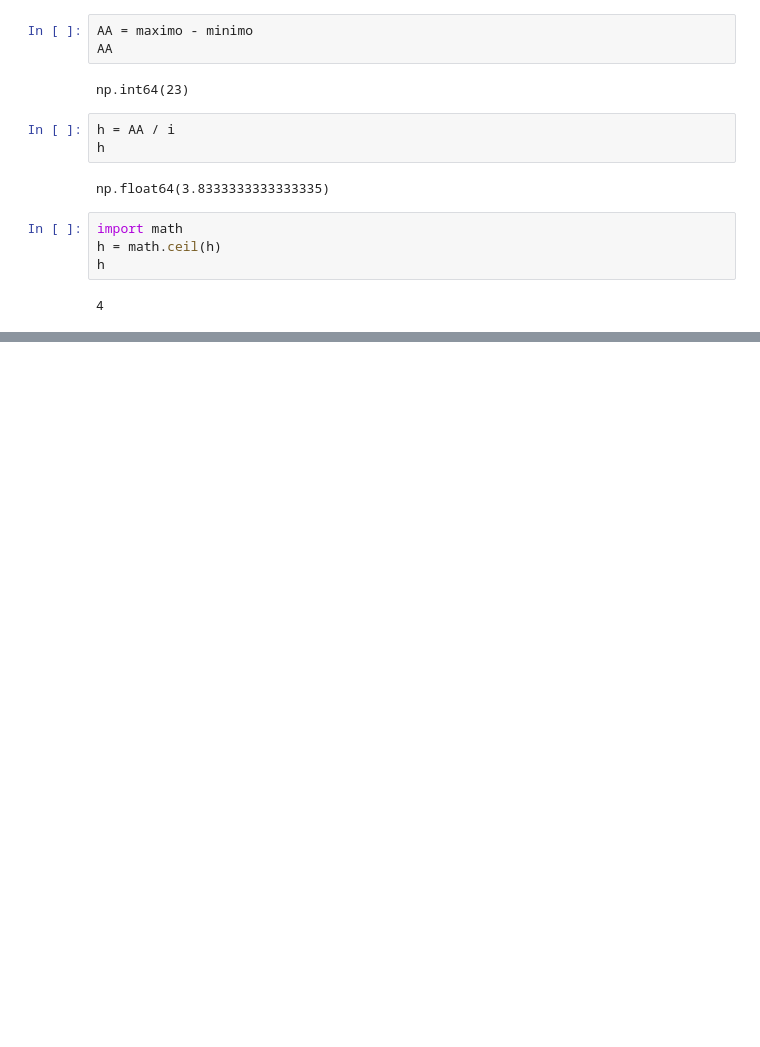
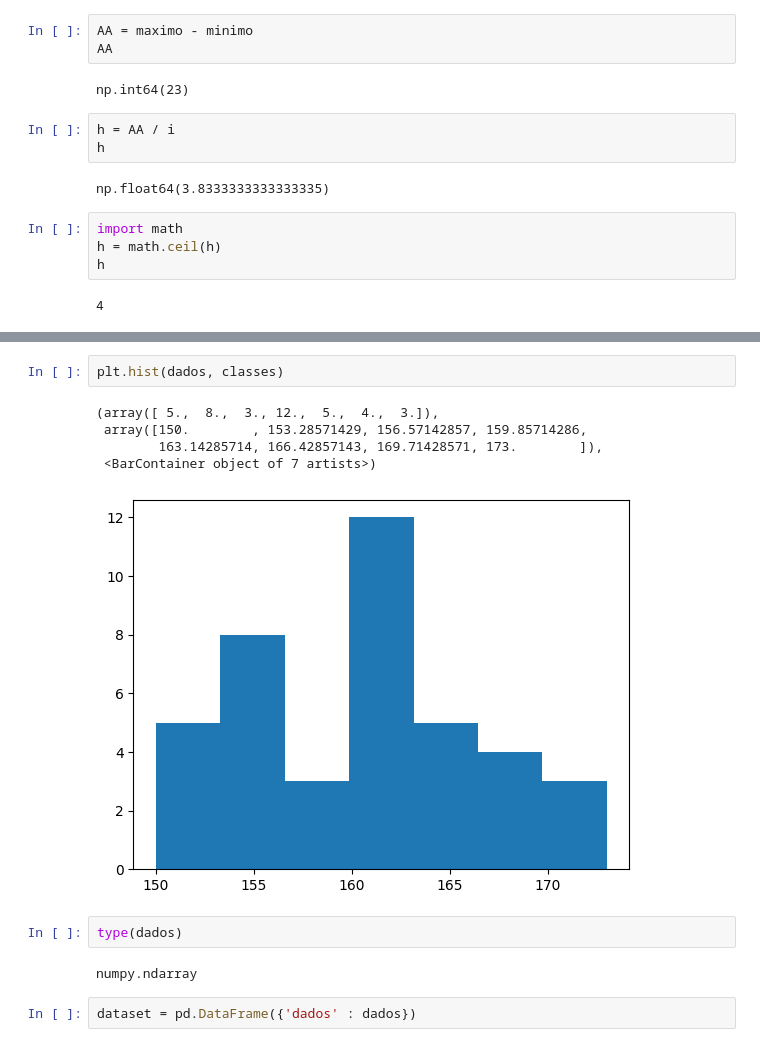
Before and after one commit to MaineCalabrezi13/EstatisticaAplicada, a Jupyter notebook: DistribuiçãoFrequencia.ipynb, the cells around one changed output, grey strips where cells are left out. Cells and saved outputs as stored; diff of their text form; blank space fills up the shorter version.

```diff
--- a/DistribuiçãoFrequencia.ipynb
+++ b/DistribuiçãoFrequencia.ipynb
@@ -65,0 +148,14 @@ h
+# %%
+plt.hist(dados, classes)
+# %% [output]
+(array([ 5.,  8.,  3., 12.,  5.,  4.,  3.]),
+ array([150.        , 153.28571429, 156.57142857, 159.85714286,
+        163.14285714, 166.42857143, 169.71428571, 173.        ]),
+ <BarContainer object of 7 artists>)
+[figure, added]
+# %%
+type(dados)
+# %% [output]
+numpy.ndarray
+# %%
+dataset = pd.DataFrame({'dados' : dados})
```
Also changed, not shown: parts of 29 cells of this notebook.
